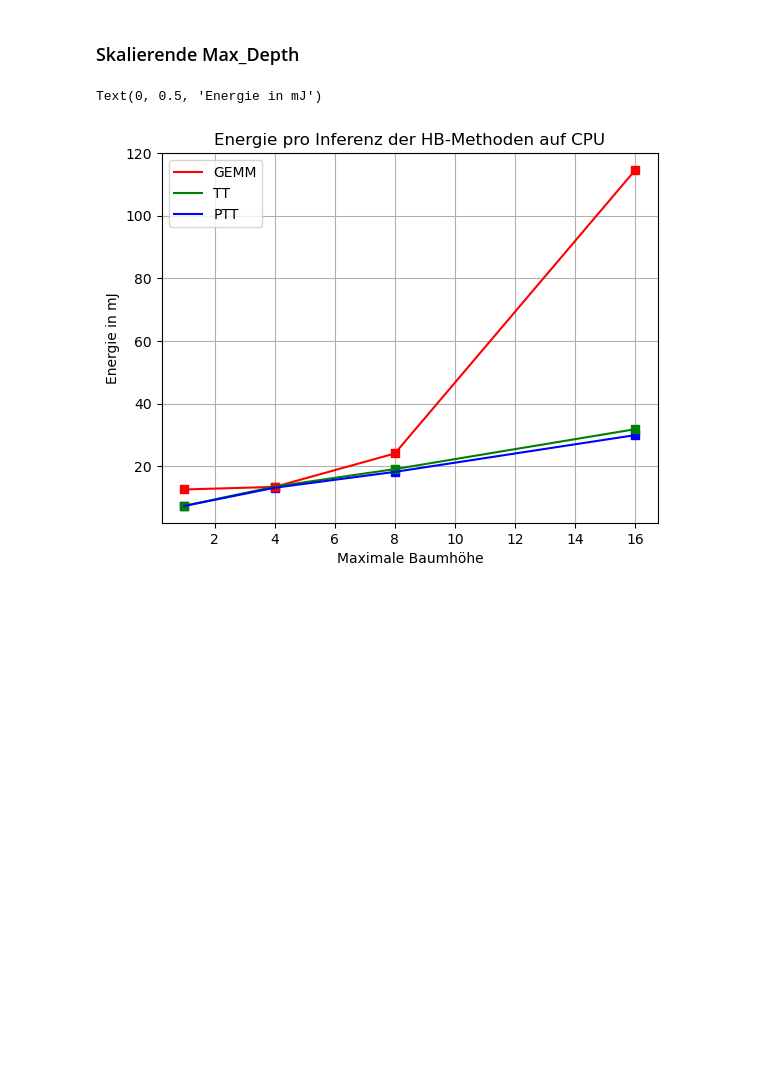
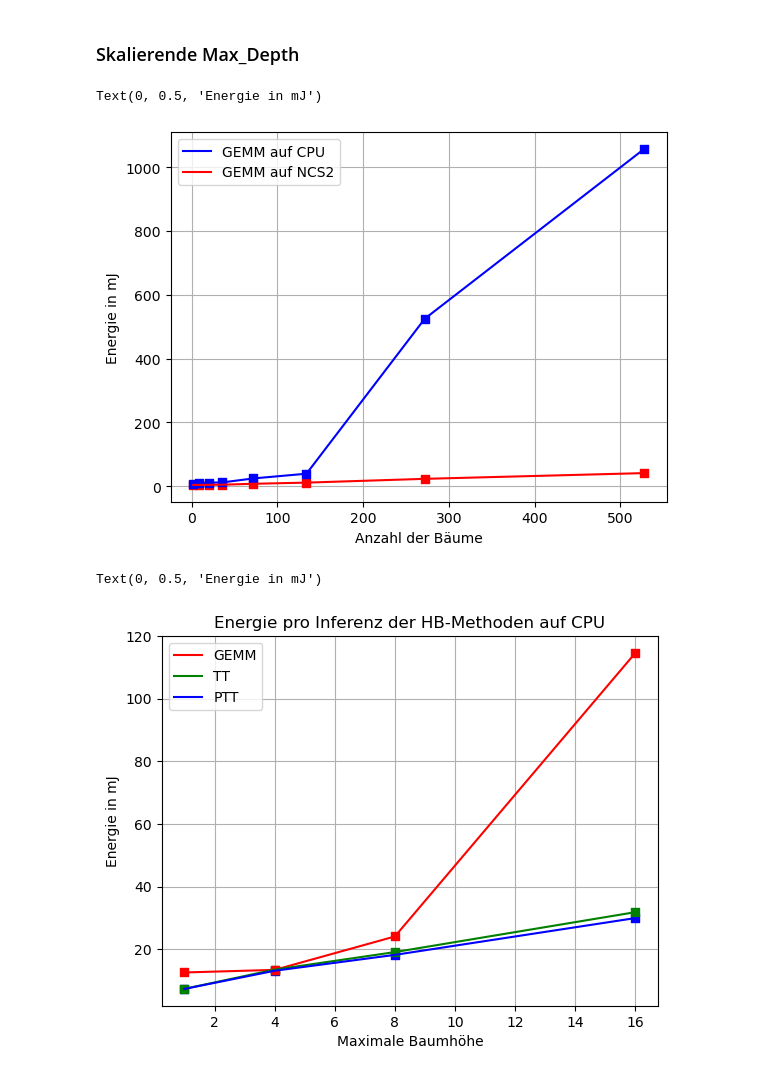
Before and after one commit to R-e-d-a-X/EdgeTPU-and-NCS, a Jupyter notebook: src/ncs/NCS_visualization.ipynb, the cells around one changed output. Cells and saved outputs as stored; diff of their text form; code cells hidden in the pictures; blank space fills up the shorter version.

```diff
--- a/src/ncs/NCS_visualization.ipynb
+++ b/src/ncs/NCS_visualization.ipynb
@@ -246,6 +275,6 @@ y_gemm_cpu = np.array([12.61, 13.44, 24.11, 114.64])
 y_tt_cpu   = np.array([7.38, 13.52, 19.12, 31.87])
 y_ptt_cpu  = np.array([7.36, 13.16, 18.23, 29.98])
 
-#y_gemm_ncs = np.array([0.66, 0.80, 3.94, 10.55])
-#y_tt_ncs   = np.array([1.22, 2.34, 5.14, 6.97])
-#y_ptt_ncs  = np.array([0.74, 1.85, 3.37, 5.87])
+y_gemm_ncs = np.array([4.32, 4.68, 7.20, 13.68])
+y_tt_ncs   = np.array([4.68, 5.40, 6.84, 11.52])
+y_ptt_ncs  = np.array([3.96, 4.68, 6.48, 9.00])
@@ -254,3 +281,18 @@ y_ptt_cpu  = np.array([7.36, 13.16, 18.23, 29.98])
+# %%
+fig, ax = plt.subplots()
+
+ax.set_axisbelow(True)
+ax.grid()
+ax.plot(x, y_gemm_cpu, c='blue')
+ax.plot(x, y_gemm_ncs, c='red')
+plt.legend(labels=['GEMM auf CPU', 'GEMM auf NCS2'])
+ax.scatter(x, y_gemm_ncs, c='red', marker='s')
+ax.scatter(x, y_gemm_cpu, c='blue', marker='s')
+plt.xlabel("Anzahl der Bäume")
+plt.ylabel("Energie in mJ")
+# %% [output]
+Text(0, 0.5, 'Energie in mJ')
+[figure, added]
 # %%
 fig, ax = plt.subplots()
 
```
Also changed, not shown: parts of 13 cells of this notebook, 2 other files.
